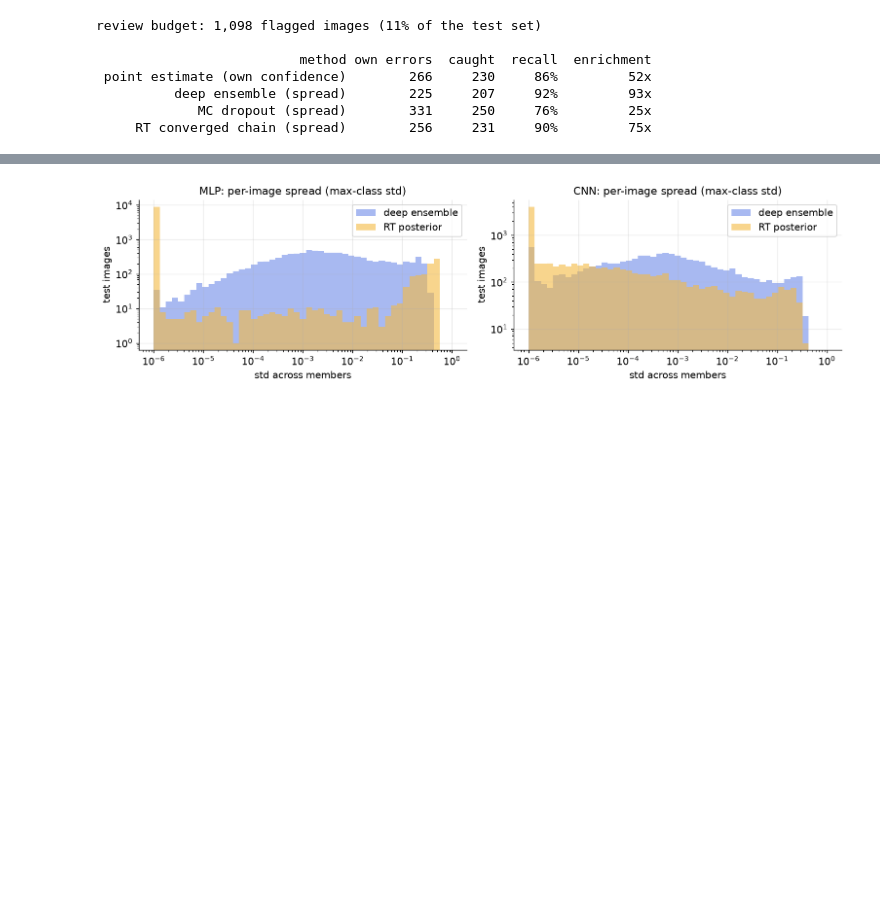
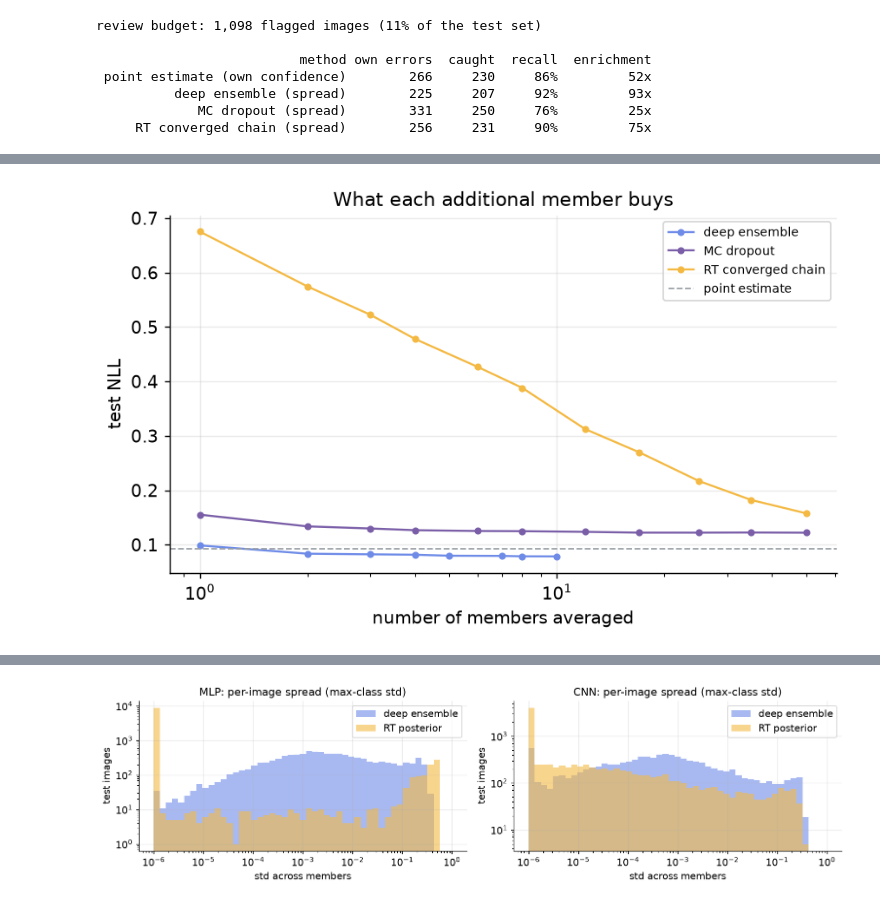
Before and after one commit to YasirAlsugair/ray-tracing-sampler-experiments, a Jupyter notebook: exp6_mnist_posterior.ipynb, the cells around one changed output, grey strips where cells are left out. Cells and saved outputs as stored; diff of their text form; code cells hidden in the pictures; blank space fills up the shorter version.

```diff
--- a/exp6_mnist_posterior.ipynb
+++ b/exp6_mnist_posterior.ipynb
@@ -971,0 +1006,31 @@ review budget: 1,098 flagged images (11% of the test set)
+# %%
+if "converged_probabilities" in dir():
+    def negative_log_likelihood(mean_probabilities):
+        true_class = mean_probabilities[np.arange(len(test_labels)),
+                                        test_labels]
+        return float(-np.log(np.clip(true_class, 1e-12, None)).mean())
+
+    scaling_methods = [
+        ("deep ensemble", ensemble_members, BLUE),
+        ("MC dropout", dropout_members, "#7A5EA8"),
+        ("RT converged chain", converged_probabilities, RT),
+    ]
+    figure, axis = plt.subplots(figsize=(6.8, 4.2))
+    for name, member_array, color in scaling_methods:
+        counts = np.unique(np.round(np.logspace(
+            0, np.log10(member_array.shape[0]), 12)).astype(int))
+        axis.plot(counts,
+                  [negative_log_likelihood(member_array[:k].mean(axis=0))
+                   for k in counts],
+                  marker="o", ms=3.5, lw=1.3, color=color, label=name)
+    axis.axhline(negative_log_likelihood(point_probabilities), color=GREY,
+                 ls="--", lw=1, label="point estimate")
+    axis.set_xscale("log")
+    axis.set_xlabel("number of members averaged")
+    axis.set_ylabel("test NLL")
+    axis.set_title("What each additional member buys")
+    axis.legend(fontsize=8)
+    plt.tight_layout()
+    plt.show()
+# %% [output]
+[figure, added]
```
Also changed, not shown: parts of 4 cells of this notebook.
